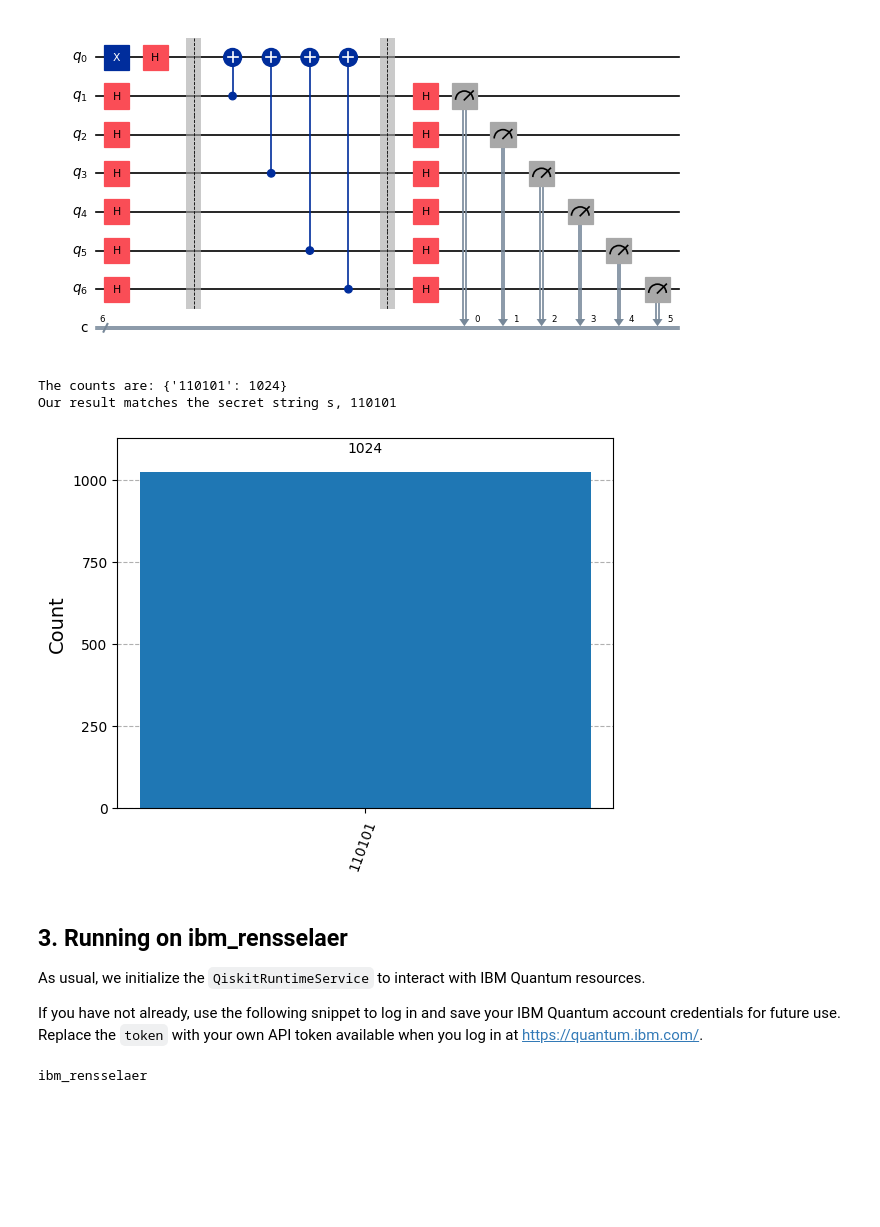
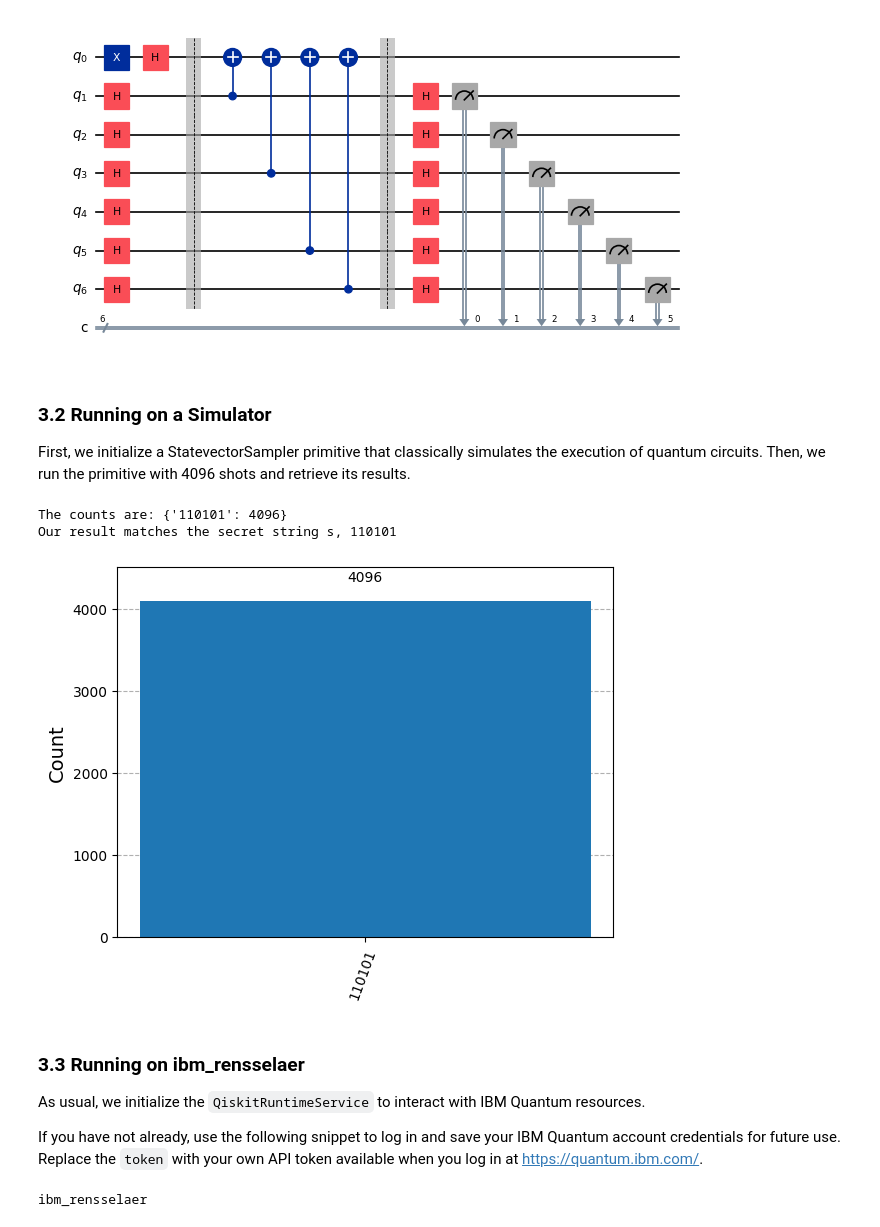
Before and after one commit to YangletLiu/quantum-education-modules, a Jupyter notebook: Modules/Algorithms/Bernstein/bernsteins.ipynb, the cells around one changed output. Drawn from its saved outputs; the diff is of its cells as text; code cells hidden in the pictures; blank space fills up the shorter version.

Commit message:
bernstein formatting and images
Signed-off-by: Christopher Poon <christopherpoonc@gmail.com>

```diff
--- a/Modules/Algorithms/Bernstein/bernsteins.ipynb
+++ b/Modules/Algorithms/Bernstein/bernsteins.ipynb
@@ -123,33 +139,38 @@ for q in range(num_qubits):
 qc.draw(output="mpl", scale=0.6)
 # %% [output]
 [figure]
+# %% [markdown]
+### 3.2 Running on a Simulator
+
+First, we initialize a StatevectorSampler primitive that classically simulates the execution of quantum circuits. Then, we run the primitive with 4096 shots and retrieve its results.
 # %%
 # Running on Simulator
 from qiskit.primitives import StatevectorSampler
 from qiskit.visualization import plot_histogram
 
 sampler = StatevectorSampler()
 
 sim_qc = qc
 
 # Run using sampler
-result = sampler.run([sim_qc]).result()
+result = sampler.run([sim_qc], shots=4096).result()
 
 # Get counts for the classical register "c"
 counts = result[0].data.c.get_counts()
 print(f"The counts are: {counts}")
 
+# Verify we get the correct answer
 assert(s == list(counts.keys())[0])
 
 print("Our result matches the secret string s, " + s)
 
 plot_histogram(counts)
 # %% [output]
-The counts are: {'110101': 1024}
+The counts are: {'110101': 4096}
 Our result matches the secret string s, 110101
-[figure, old version]
+[figure, new version]
 # %% [markdown]
-## 3. Running on ibm_rensselaer
+### 3.3 Running on ibm_rensselaer
 
 As usual, we initialize the ``QiskitRuntimeService`` to interact with IBM Quantum resources.
 
```
Also changed, not shown: parts of 8 cells of this notebook, 2 other files.
